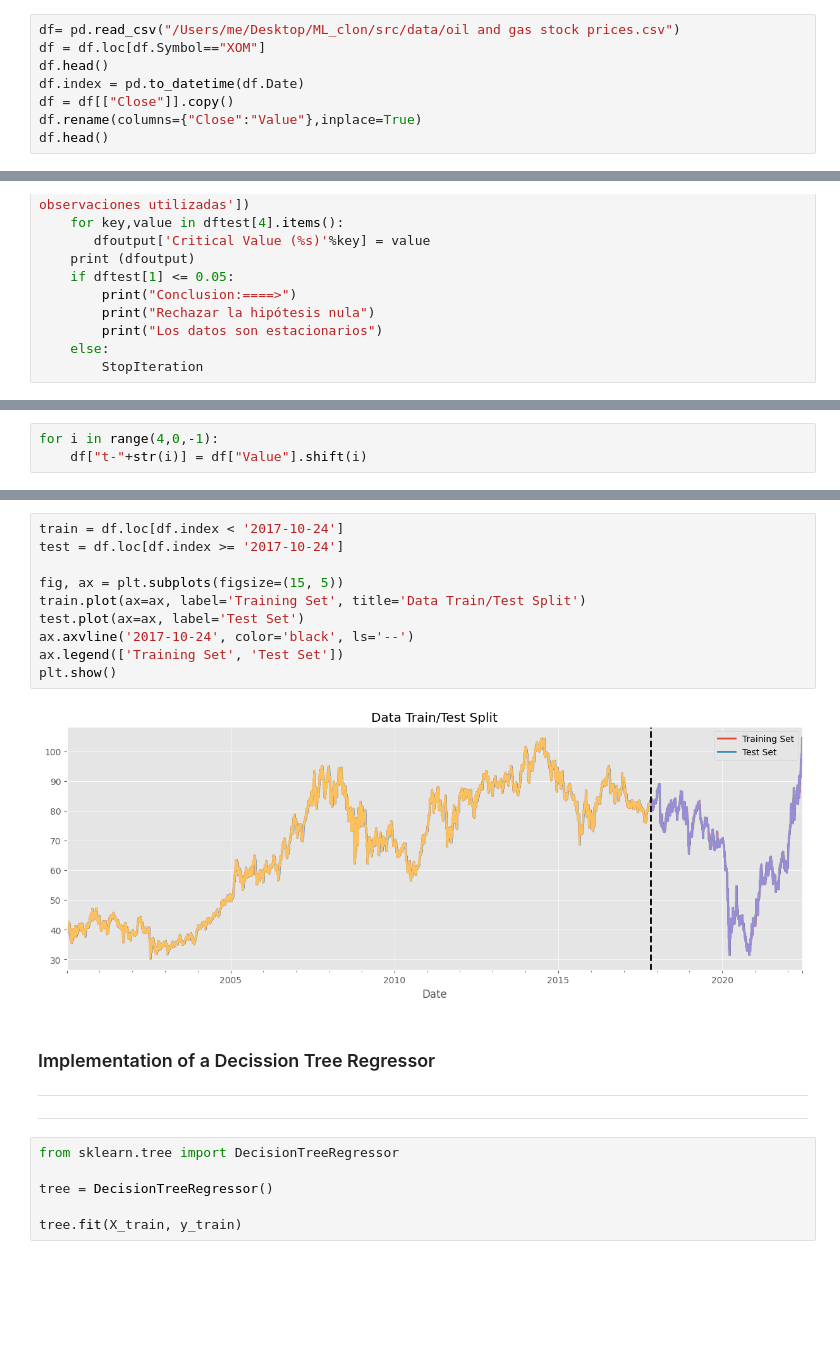
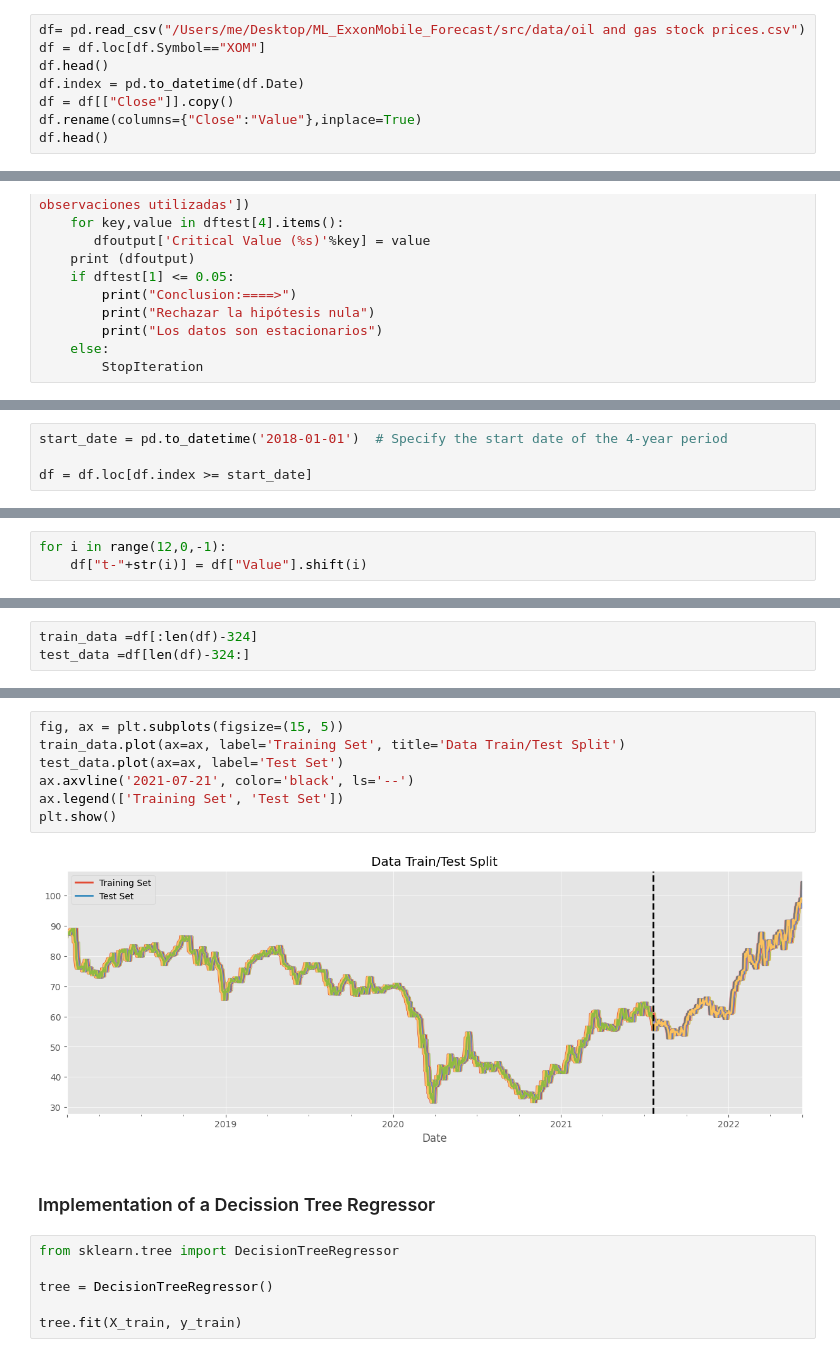
Before and after one commit to russiaonice/ML_ExxonMobile_Forecast, a Jupyter notebook: src/notebook/Base&Functions copia.ipynb, the cells around one changed output, grey strips where cells are left out. Saved outputs shown, nothing was run; the diff lists cells and outputs as text; blank space fills up the shorter version.

```diff
--- a/src/notebook/Base&Functions copia.ipynb
+++ b/src/notebook/Base&Functions copia.ipynb
@@ -43,7 +43,7 @@ from DateTime import DateTime
 ***
 ---
 # %%
-df= pd.read_csv("/Users/me/Desktop/ML_clon/src/data/oil and gas stock prices.csv")
+df= pd.read_csv("/Users/me/Desktop/ML_ExxonMobile_Forecast/src/data/oil and gas stock prices.csv")
 df = df.loc[df.Symbol=="XOM"]
 df.head()
 df.index = pd.to_datetime(df.Date)
@@ -281,0 +195,4 @@ This features were made with the intentation to have extra information from the
+# %%
+start_date = pd.to_datetime('2018-01-01')  # Specify the start date of the 4-year period
+
+df = df.loc[df.index >= start_date]
@@ -282,5 +202,5 @@ This features were made with the intentation to have extra information from the
 # %%
-for i in range(4,0,-1):
+for i in range(12,0,-1):
     df["t-"+str(i)] = df["Value"].shift(i)
 # %%
 df.dropna(inplace=True)
@@ -310,0 +246,3 @@ The implementation of the X,y to provice values to the Machine Learning Model.
+# %%
+train_data =df[:len(df)-324]
+test_data =df[len(df)-324:]
@@ -345,19 +277,14 @@ df.iloc[6500:]
 # %%
-train = df.loc[df.index < '2017-10-24']
-test = df.loc[df.index >= '2017-10-24']
-
 fig, ax = plt.subplots(figsize=(15, 5))
-train.plot(ax=ax, label='Training Set', title='Data Train/Test Split')
-test.plot(ax=ax, label='Test Set')
-ax.axvline('2017-10-24', color='black', ls='--')
+train_data.plot(ax=ax, label='Training Set', title='Data Train/Test Split')
+test_data.plot(ax=ax, label='Test Set')
+ax.axvline('2021-07-21', color='black', ls='--')
 ax.legend(['Training Set', 'Test Set'])
 plt.show()
 # %% [output]
-[figure, old version]
+[figure, new version]
 # %% [markdown]
 ### Implementation of a Decission Tree Regressor ###
-***
----
 # %%
 from sklearn.tree import DecisionTreeRegressor
 
```
Also changed, not shown: parts of 37 cells of this notebook, 3 other files.
